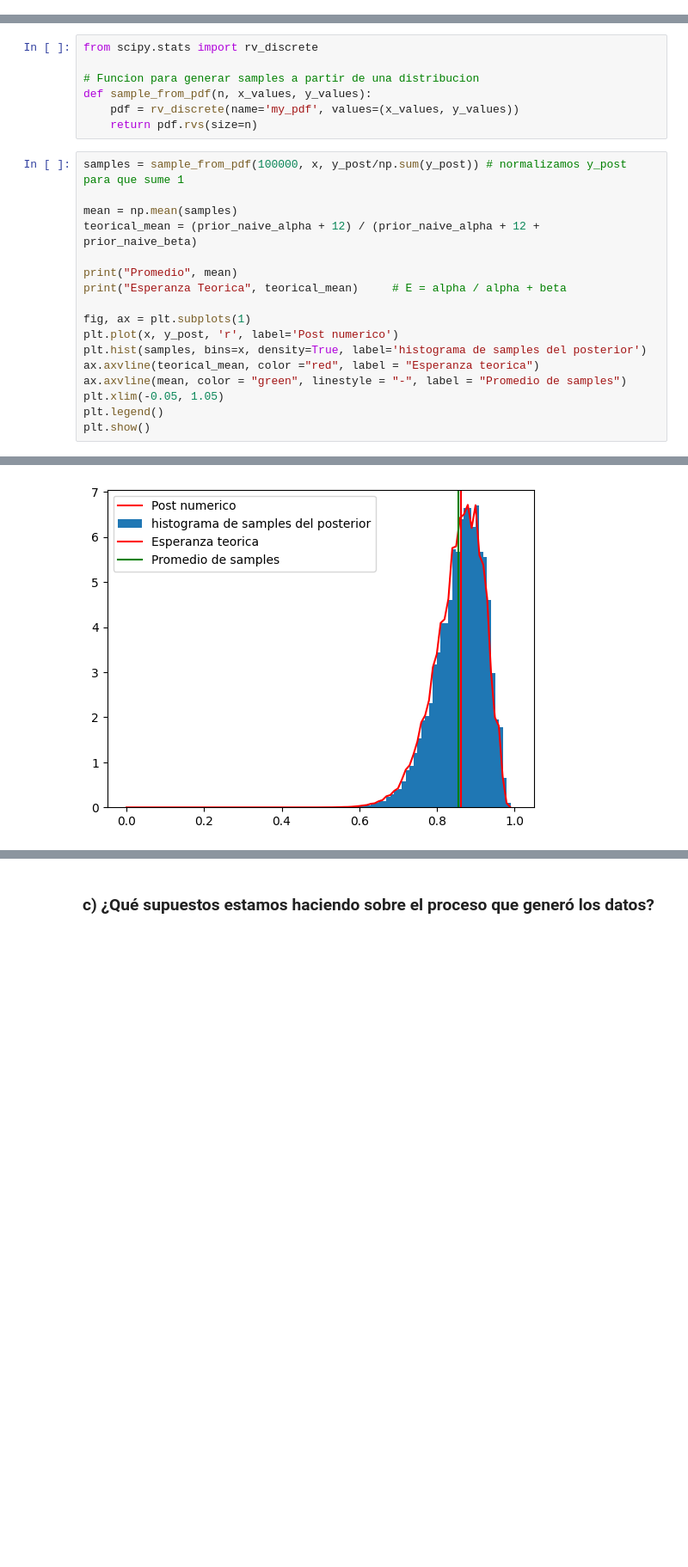
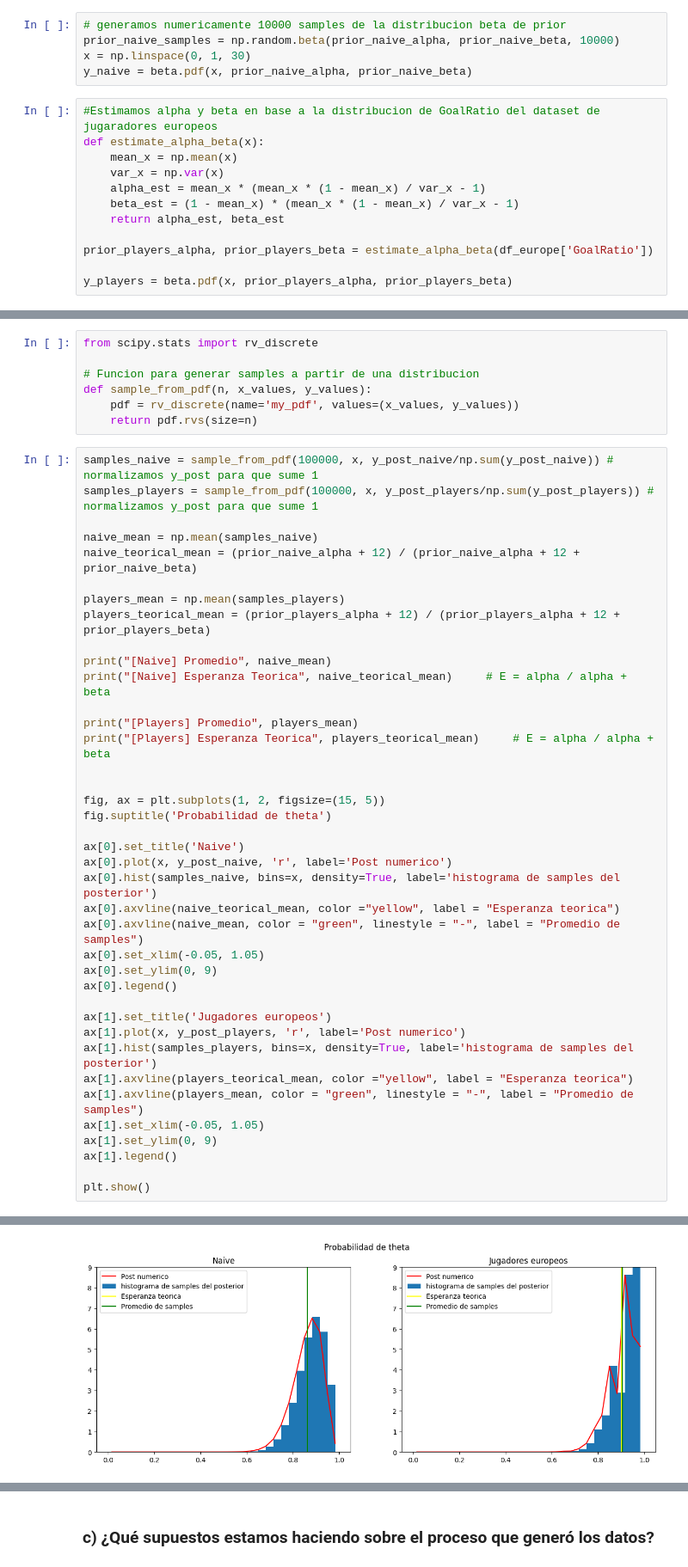
Before and after one commit to MatiMoran/EstimacionBayesiana, a Jupyter notebook: entregables/1/entrega_1_con_player_data.ipynb, the cells around one changed output, grey strips where cells are left out. Shown: that part at 86% size. Saved outputs shown, nothing was run; the diff lists cells and outputs as text; blank space fills up the shorter version.

```diff
--- a/entregables/1/entrega_1_con_player_data.ipynb
+++ b/entregables/1/entrega_1_con_player_data.ipynb
@@ -78,0 +111,17 @@ plt.show()
+# %%
+# generamos numericamente 10000 samples de la distribucion beta de prior
+prior_naive_samples = np.random.beta(prior_naive_alpha, prior_naive_beta, 10000)
+x = np.linspace(0, 1, 30)
+y_naive = beta.pdf(x, prior_naive_alpha, prior_naive_beta)
+# %%
+#Estimamos alpha y beta en base a la distribucion de GoalRatio del dataset de jugaradores europeos
+def estimate_alpha_beta(x):
+    mean_x = np.mean(x)
+    var_x = np.var(x)
+    alpha_est = mean_x * (mean_x * (1 - mean_x) / var_x - 1)
+    beta_est = (1 - mean_x) * (mean_x * (1 - mean_x) / var_x - 1)
+    return alpha_est, beta_est
+
+prior_players_alpha, prior_players_beta = estimate_alpha_beta(df_europe['GoalRatio'])
+
+y_players = beta.pdf(x, prior_players_alpha, prior_players_beta)
@@ -120,20 +240,42 @@ def sample_from_pdf(n, x_values, y_values):
     pdf = rv_discrete(name='my_pdf', values=(x_values, y_values))
     return pdf.rvs(size=n)
 # %%
-samples = sample_from_pdf(100000, x, y_post/np.sum(y_post)) # normalizamos y_post para que sume 1
+samples_naive = sample_from_pdf(100000, x, y_post_naive/np.sum(y_post_naive)) # normalizamos y_post para que sume 1
+samples_players = sample_from_pdf(100000, x, y_post_players/np.sum(y_post_players)) # normalizamos y_post para que sume 1
 
-mean = np.mean(samples)
-teorical_mean = (prior_naive_alpha + 12) / (prior_naive_alpha + 12 + prior_naive_beta)
+naive_mean = np.mean(samples_naive)
+naive_teorical_mean = (prior_naive_alpha + 12) / (prior_naive_alpha + 12 + prior_naive_beta)
 
-print("Promedio", mean)
-print("Esperanza Teorica", teorical_mean)     # E = alpha / alpha + beta
+players_mean = np.mean(samples_players)
+players_teorical_mean = (prior_players_alpha + 12) / (prior_players_alpha + 12 + prior_players_beta)
 
-fig, ax = plt.subplots(1)
-plt.plot(x, y_post, 'r', label='Post numerico')
-plt.hist(samples, bins=x, density=True, label='histograma de samples del posterior')
-ax.axvline(teorical_mean, color ="red", label = "Esperanza teorica")
-ax.axvline(mean, color = "green", linestyle = "-", label = "Promedio de samples")
-plt.xlim(-0.05, 1.05)
-plt.legend()
+print("[Naive] Promedio", naive_mean)
+print("[Naive] Esperanza Teorica", naive_teorical_mean)     # E = alpha / alpha + beta
+
+print("[Players] Promedio", players_mean)
+print("[Players] Esperanza Teorica", players_teorical_mean)     # E = alpha / alpha + beta
+
+
+fig, ax = plt.subplots(1, 2, figsize=(15, 5))
+fig.suptitle('Probabilidad de theta')
+
+ax[0].set_title('Naive')
+ax[0].plot(x, y_post_naive, 'r', label='Post numerico')
+ax[0].hist(samples_naive, bins=x, density=True, label='histograma de samples del posterior')
+ax[0].axvline(naive_teorical_mean, color ="yellow", label = "Esperanza teorica")
+ax[0].axvline(naive_mean, color = "green", linestyle = "-", label = "Promedio de samples")
+ax[0].set_xlim(-0.05, 1.05)
+ax[0].set_ylim(0, 9)
+ax[0].legend()
+
+ax[1].set_title('Jugadores europeos')
+ax[1].plot(x, y_post_players, 'r', label='Post numerico')
+ax[1].hist(samples_players, bins=x, density=True, label='histograma de samples del posterior')
+ax[1].axvline(players_teorical_mean, color ="yellow", label = "Esperanza teorica")
+ax[1].axvline(players_mean, color = "green", linestyle = "-", label = "Promedio de samples")
+ax[1].set_xlim(-0.05, 1.05)
+ax[1].set_ylim(0, 9)
+ax[1].legend()
+
 plt.show()
 # %% [output]
@@ -142,2 +286,2 @@ Esperanza Teorica 0.8620689655172413
-[figure, old version]
+[figure, new version]
 # %% [markdown]
```
Also changed, not shown: parts of 21 cells of this notebook, 28 other files.
